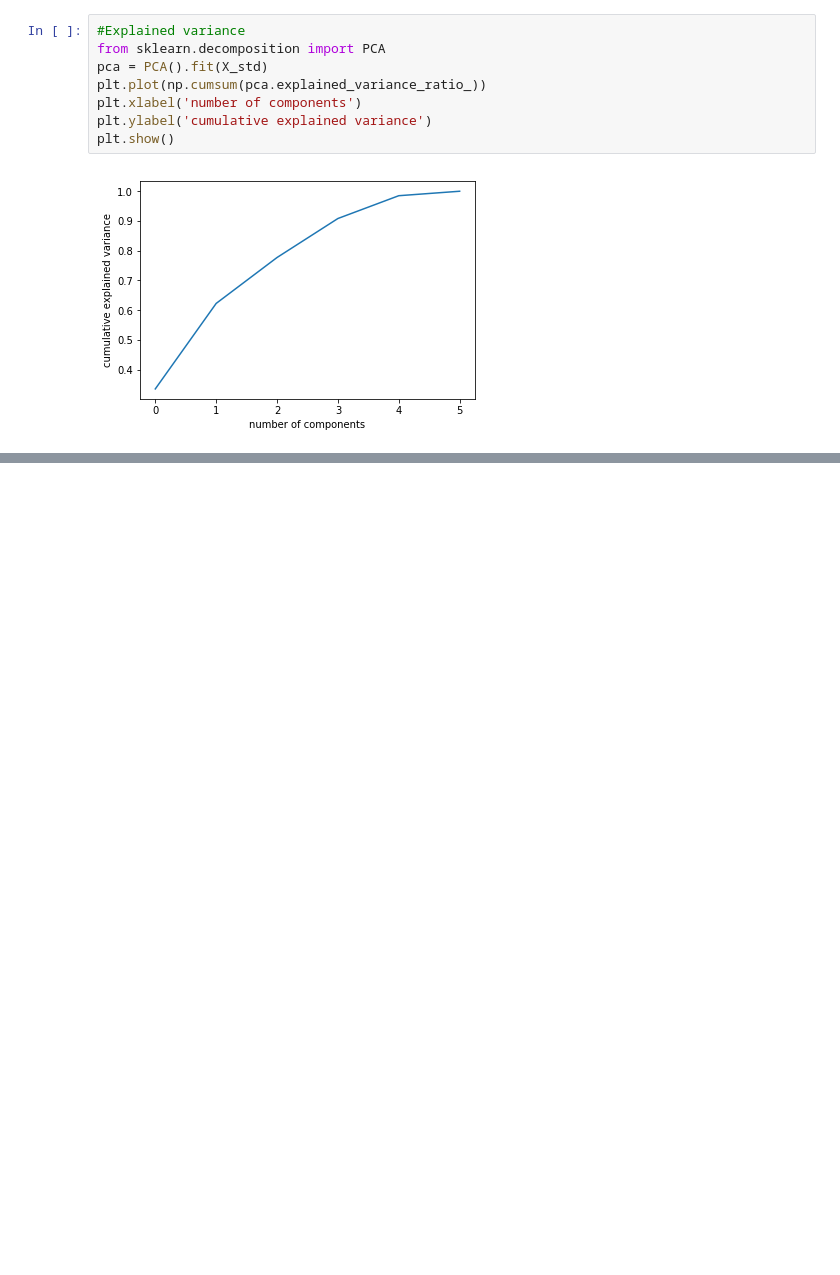
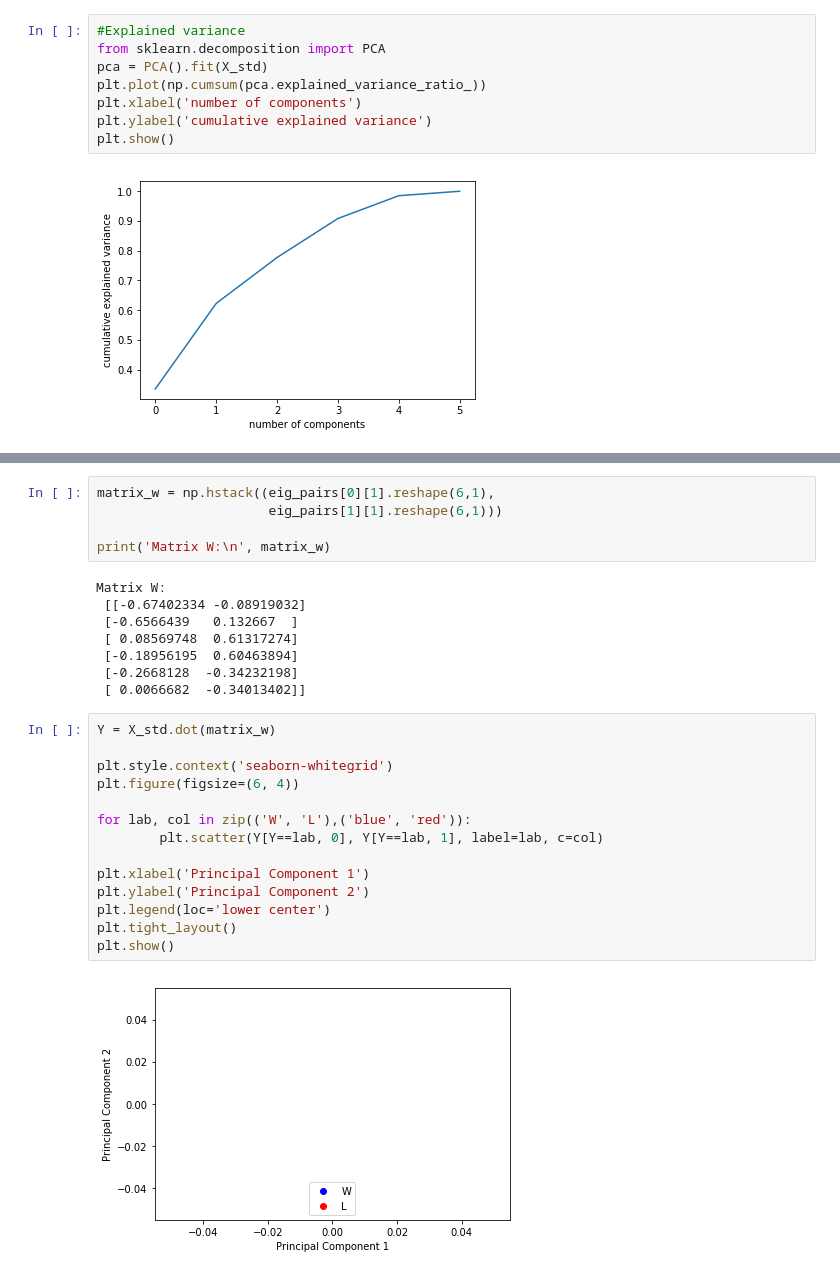
Before and after one commit to OscarHemmingsen/PHBS_MLF_2018, a Jupyter notebook: PCA Analysis.ipynb, the cells around one changed output, grey strips where cells are left out. Drawn from its saved outputs; the diff is of its cells as text; blank space fills up the shorter version.

```diff
--- a/PCA Analysis.ipynb
+++ b/PCA Analysis.ipynb
@@ -160,0 +176,29 @@ plt.show()
+# %%
+matrix_w = np.hstack((eig_pairs[0][1].reshape(6,1),
+                      eig_pairs[1][1].reshape(6,1)))
+
+print('Matrix W:\n', matrix_w)
+# %% [output]
+Matrix W:
+ [[-0.67402334 -0.08919032]
+ [-0.6566439   0.132667  ]
+ [ 0.08569748  0.61317274]
+ [-0.18956195  0.60463894]
+ [-0.2668128  -0.34232198]
+ [ 0.0066682  -0.34013402]]
+# %%
+Y = X_std.dot(matrix_w)
+
+plt.style.context('seaborn-whitegrid')
+plt.figure(figsize=(6, 4))
+
+for lab, col in zip(('W', 'L'),('blue', 'red')):
+        plt.scatter(Y[Y==lab, 0], Y[Y==lab, 1], label=lab, c=col)
+
+plt.xlabel('Principal Component 1')
+plt.ylabel('Principal Component 2')
+plt.legend(loc='lower center')
+plt.tight_layout()
+plt.show()
+# %% [output]
+[figure, added]
```
Also changed, not shown: parts of 1 cell of this notebook.
